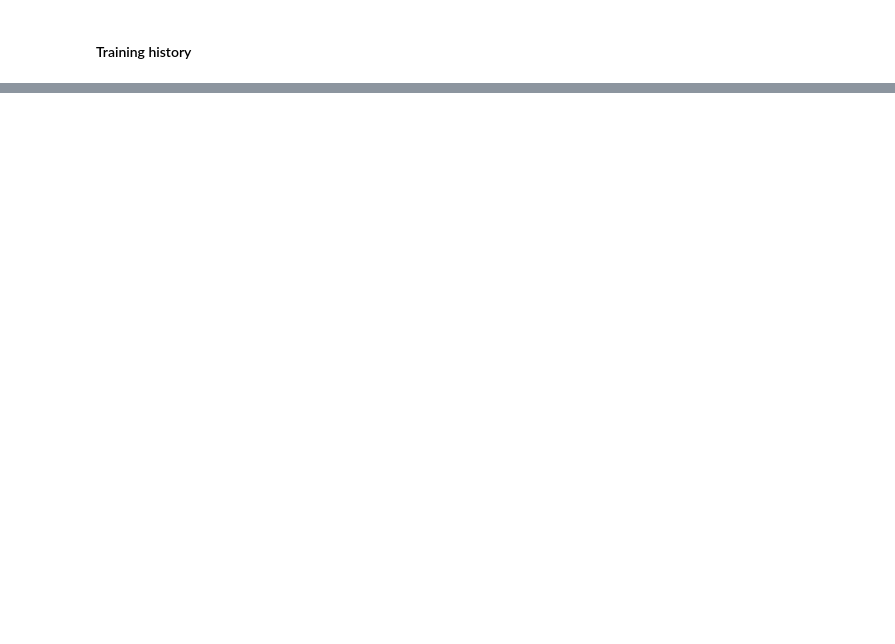
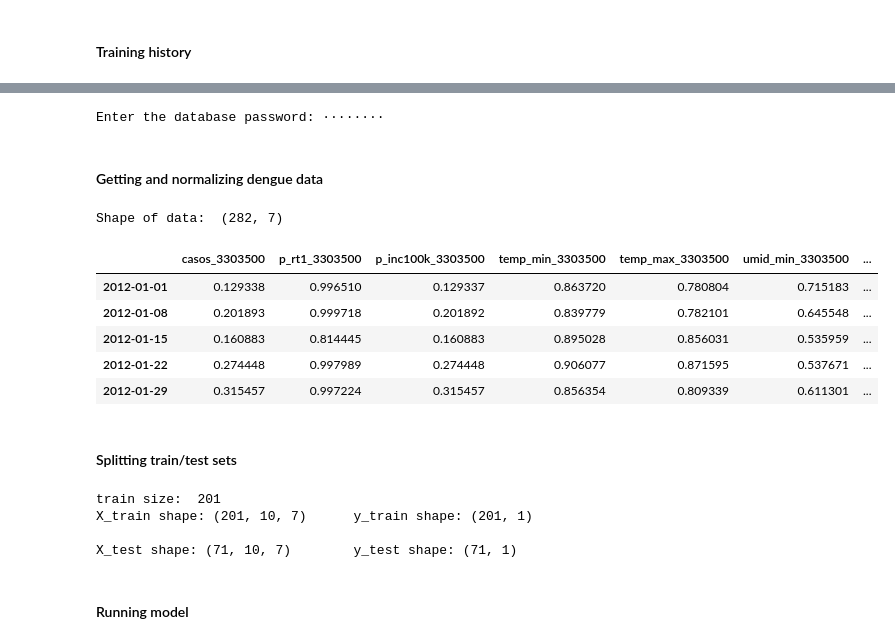
Before and after one commit to AlertaDengue/InfoDenguePredict, a Jupyter notebook: Notebooks/Running LSTM models.ipynb, the cells around one changed output, grey strips where cells are left out. Saved outputs shown, nothing was run; the diff lists cells and outputs as text; code cells hidden in the pictures; blank space fills up the shorter version.

```diff
--- a/Notebooks/Running LSTM models.ipynb
+++ b/Notebooks/Running LSTM models.ipynb
@@ -492,0 +315,49 @@ plt.show()
+# %%
+os.environ['PSQL_USER']='dengue_ro'
+os.environ['PSQL_HOST']='localhost'
+os.environ['PSQL_DB']='dengue_ro'
+os.environ['PSQL_PASSWORD']=getpass.getpass("Enter the database password: ")
+# %% [output]
+Enter the database password: ········
+# %% [markdown]
+#### Getting and normalizing  dengue data
+# %%
+geocodes = {"rio": 3304557, "n_iguacu": 3303500}
+features = ['casos_', 'p_rt1_', 'p_inc100k_',
+       'temp_min_', 'temp_max_', 'umid_min_',
+       'pressao_min_']
+usecols = [f + str(geocodes["n_iguacu"]) for f in features]
+df, _ = get_cluster_data(geocodes["n_iguacu"], clusters=[], data_types=["alerta", "weather"], \
+                 cols=None, save=False, doenca='dengue')
+data=df.loc[:,usecols]
+timestamps=data.index
+#data = df[usecols]
+### Normalizing data
+min_values = np.min(data,axis=0)
+max_values = np.max(data,axis=0)
+data, _ = normalize_data(data)
+data.index=timestamps
+print("Shape of data: ", data.shape)
+data.head()
+#df
+# %% [output]
+Shape of data:  (282, 7)
+|  | casos_3303500 | p_rt1_3303500 | p_inc100k_3303500 | temp_min_3303500 | temp_max_3303500 | umid_min_3303500 | ... |
+| 2012-01-01 | 0.129338 | 0.996510 | 0.129337 | 0.863720 | 0.780804 | 0.715183 | ... |
+| 2012-01-08 | 0.201893 | 0.999718 | 0.201892 | 0.839779 | 0.782101 | 0.645548 | ... |
+| 2012-01-15 | 0.160883 | 0.814445 | 0.160883 | 0.895028 | 0.856031 | 0.535959 | ... |
+| 2012-01-22 | 0.274448 | 0.997989 | 0.274448 | 0.906077 | 0.871595 | 0.537671 | ... |
+| 2012-01-29 | 0.315457 | 0.997224 | 0.315457 | 0.856354 | 0.809339 | 0.611301 | ... |
+# %% [markdown]
+#### Splitting train/test sets
+# %%
+X_train, y_train, X_test, y_test = split_data(data, look_back=10, ratio=0.75, predict_n=1, Y_column=0)
+print("X_train shape: {}\t y_train shape: {}\n".format(X_train.shape,y_train.shape))
+print("X_test shape: {}\t y_test shape: {}\n".format(X_test.shape,y_test.shape))
+# %% [output]
+train size:  201
+X_train shape: (201, 10, 7)      y_train shape: (201, 1)
+
+X_test shape: (71, 10, 7)        y_test shape: (71, 1)
+# %% [markdown]
+#### Running model
```
Also changed, not shown: parts of 56 cells of this notebook, 3 other files.
